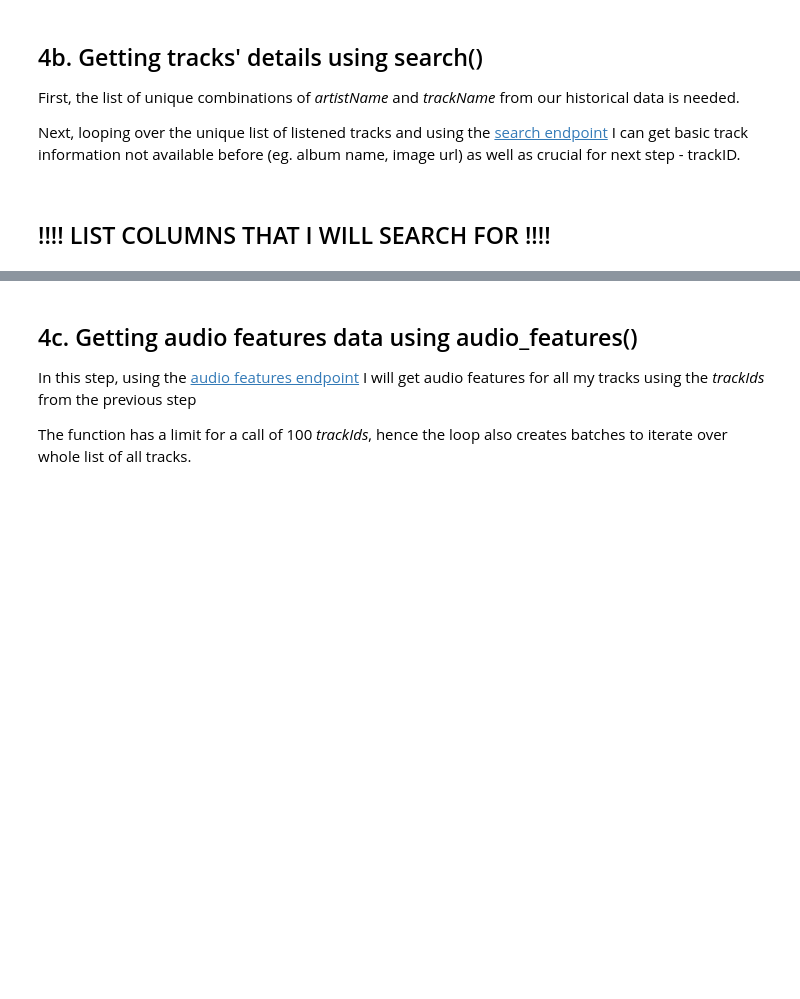
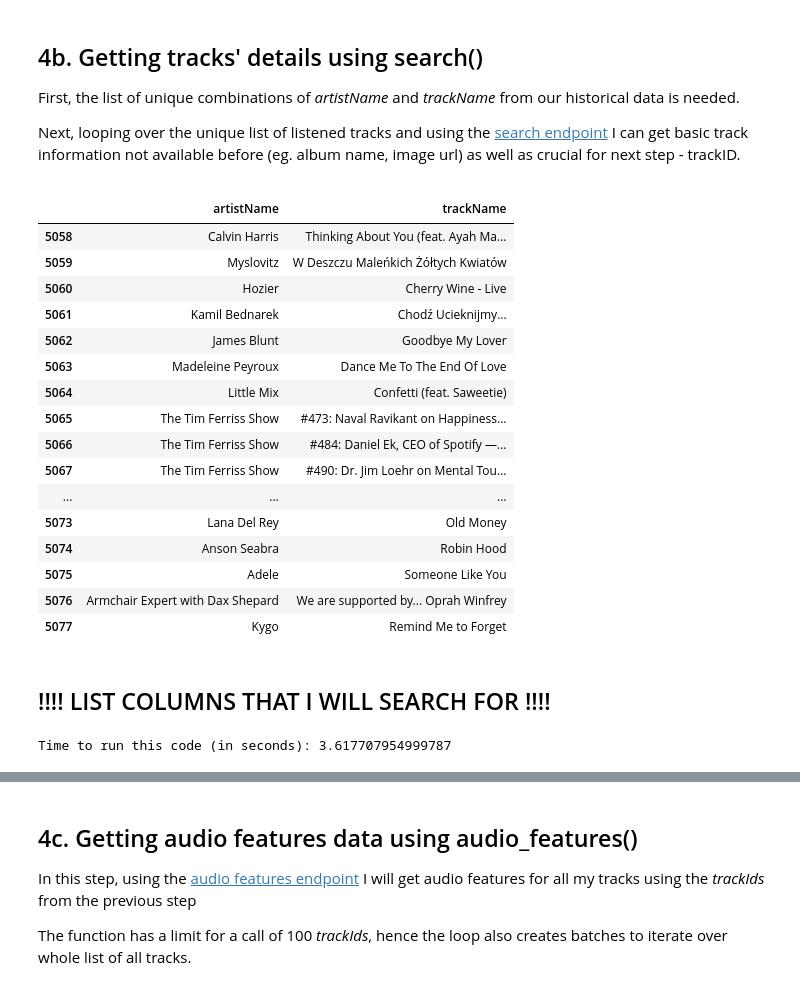
Before and after one commit to karolinastawicka/my-spotify-wrapped, a Jupyter notebook: notebooks/1. Data Prep.ipynb, the cells around one changed output, grey strips where cells are left out. Drawn from its saved outputs; the diff is of its cells as text; code cells hidden in the pictures; blank space fills up the shorter version.

```diff
--- a/notebooks/1. Data Prep.ipynb
+++ b/notebooks/1. Data Prep.ipynb
@@ -308,8 +384,26 @@ Next, looping over the unique list of listened tracks and using the <a href="htt
 # %%
 # create list of unique artist-trackName pairs (to search through the API for)
 search_list = df[['artistName', 'trackName']].drop_duplicates(ignore_index=True)
-search_list = search_list.head(10)
-search_list.info()
+search_list = search_list.iloc[5058:5078]
+search_list
+# %% [output]
+|  | artistName | trackName |
+| 5058 | Calvin Harris | Thinking About You (feat. Ayah Ma... |
+| 5059 | Myslovitz | W Deszczu Maleńkich Żółtych Kwiatów |
+| 5060 | Hozier | Cherry Wine - Live |
+| 5061 | Kamil Bednarek | Chodź Ucieknijmy… |
+| 5062 | James Blunt | Goodbye My Lover |
+| 5063 | Madeleine Peyroux | Dance Me To The End Of Love |
+| 5064 | Little Mix | Confetti (feat. Saweetie) |
+| 5065 | The Tim Ferriss Show | #473: Naval Ravikant on Happiness... |
+| 5066 | The Tim Ferriss Show | #484: Daniel Ek, CEO of Spotify —... |
+| 5067 | The Tim Ferriss Show | #490: Dr. Jim Loehr on Mental Tou... |
+| ... | ... | ... |
+| 5073 | Lana Del Rey | Old Money |
+| 5074 | Anson Seabra | Robin Hood |
+| 5075 | Adele | Someone Like You |
+| 5076 | Armchair Expert with Dax Shepard | We are supported by... Oprah Winfrey |
+| 5077 | Kygo | Remind Me to Forget |
 # %% [markdown]
 
 
@@ -337,6 +431,8 @@ for row in search_list.iterrows():
 
 stop = timeit.default_timer()
 print ('Time to run this code (in seconds):', stop - start)
+# %% [output]
+Time to run this code (in seconds): 3.617707954999787
 # %%
 df_tracks = pd.DataFrame({'artistName':artist_name,'trackName':track_name,'trackId':track_id,'popularity':popularity})
 print(df_tracks.shape)
```
Also changed, not shown: parts of 15 cells of this notebook, 1 other file.
